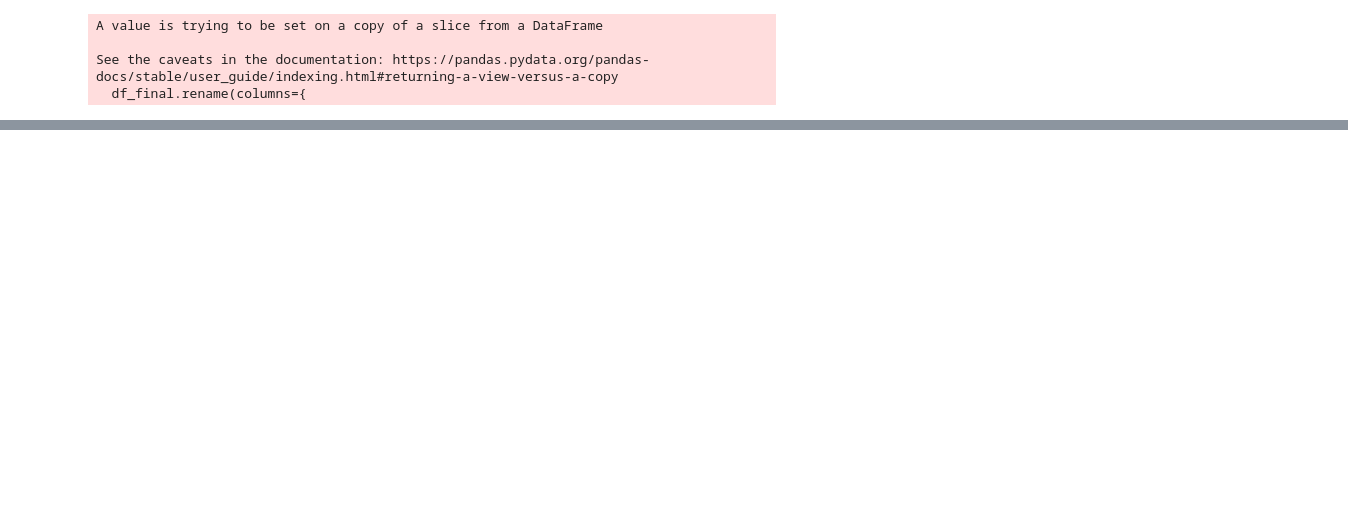
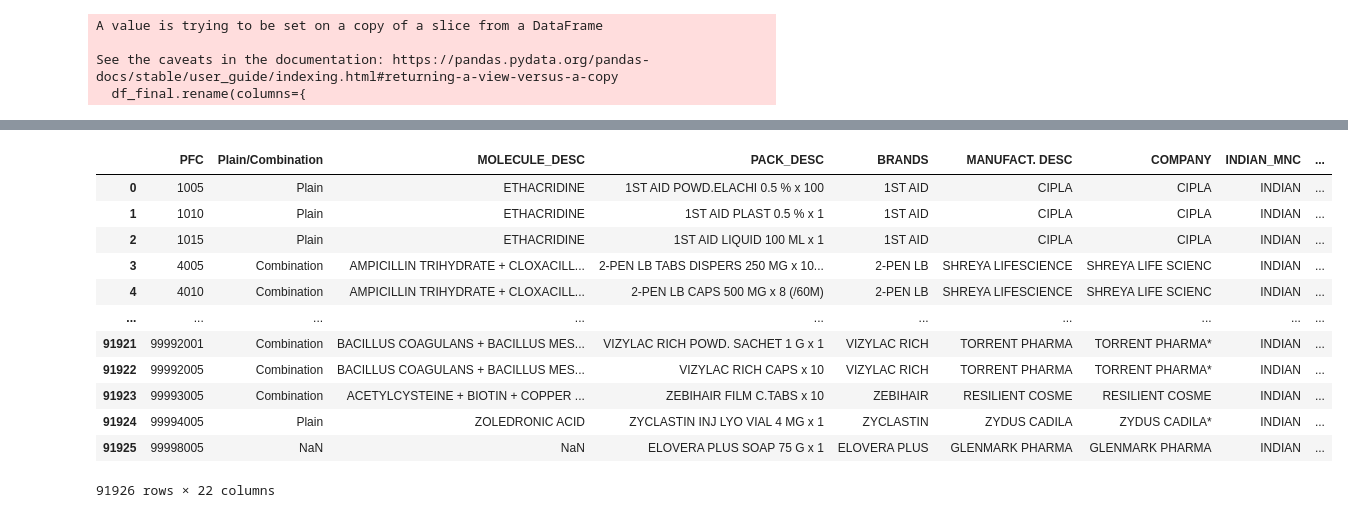
Before and after one commit to Akshay594/THB-Google-Reviews, a Jupyter notebook: MedicineMaster/Medicine Master.ipynb, the cells around one changed output, grey strips where cells are left out. Saved outputs shown, nothing was run; the diff lists cells and outputs as text; code cells hidden in the pictures; blank space fills up the shorter version.

```diff
--- a/MedicineMaster/Medicine Master.ipynb
+++ b/MedicineMaster/Medicine Master.ipynb
@@ -253,0 +333,16 @@ memory usage: 5.5+ MB
+# %%
+df_ims
+# %% [output]
+|  | PFC | Plain/Combination | MOLECULE_DESC | PACK_DESC | BRANDS | MANUFACT. DESC | COMPANY | INDIAN_MNC | ... |
+| 0 | 1005 | Plain | ETHACRIDINE | 1ST AID POWD.ELACHI 0.5 % x 100 | 1ST AID | CIPLA | CIPLA | INDIAN | ... |
+| 1 | 1010 | Plain | ETHACRIDINE | 1ST AID PLAST 0.5 % x 1 | 1ST AID | CIPLA | CIPLA | INDIAN | ... |
+| 2 | 1015 | Plain | ETHACRIDINE | 1ST AID LIQUID 100 ML x 1 | 1ST AID | CIPLA | CIPLA | INDIAN | ... |
+| 3 | 4005 | Combination | AMPICILLIN TRIHYDRATE + CLOXACILL... | 2-PEN LB TABS DISPERS 250 MG x 10... | 2-PEN LB | SHREYA LIFESCIENCE | SHREYA LIFE SCIENC | INDIAN | ... |
+| 4 | 4010 | Combination | AMPICILLIN TRIHYDRATE + CLOXACILL... | 2-PEN LB CAPS 500 MG x 8 (/60M) | 2-PEN LB | SHREYA LIFESCIENCE | SHREYA LIFE SCIENC | INDIAN | ... |
+| ... | ... | ... | ... | ... | ... | ... | ... | ... | ... |
+| 91921 | 99992001 | Combination | BACILLUS COAGULANS + BACILLUS MES... | VIZYLAC RICH POWD. SACHET 1 G x 1 | VIZYLAC RICH | TORRENT PHARMA | TORRENT PHARMA* | INDIAN | ... |
+| 91922 | 99992005 | Combination | BACILLUS COAGULANS + BACILLUS MES... | VIZYLAC RICH CAPS x 10 | VIZYLAC RICH | TORRENT PHARMA | TORRENT PHARMA* | INDIAN | ... |
+| 91923 | 99993005 | Combination | ACETYLCYSTEINE + BIOTIN + COPPER ... | ZEBIHAIR FILM C.TABS x 10 | ZEBIHAIR | RESILIENT COSME | RESILIENT COSME | INDIAN | ... |
+| 91924 | 99994005 | Plain | ZOLEDRONIC ACID | ZYCLASTIN INJ LYO VIAL 4 MG x 1 | ZYCLASTIN | ZYDUS CADILA | ZYDUS CADILA* | INDIAN | ... |
+| 91925 | 99998005 | NaN | NaN | ELOVERA PLUS SOAP 75 G x 1 | ELOVERA PLUS | GLENMARK PHARMA | GLENMARK PHARMA | INDIAN | ... |
+91926 rows × 22 columns
```
Also changed, not shown: parts of 35 cells of this notebook, 34 other files.
